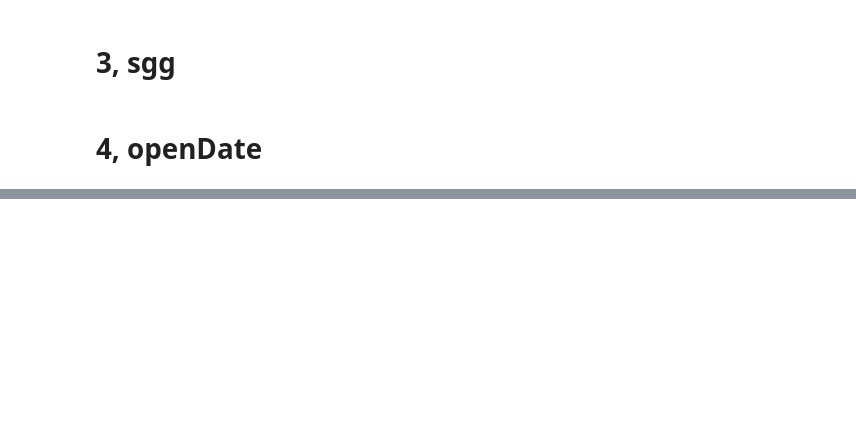
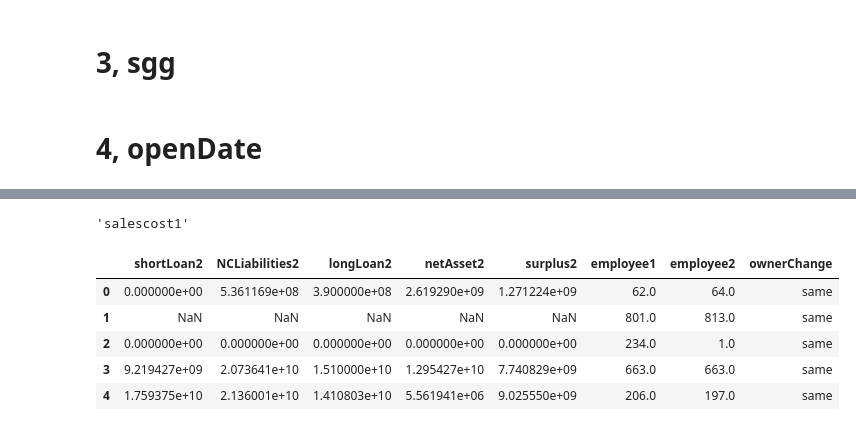
Before and after one commit to gon2gon2/first, a Jupyter notebook: hospital/baseline-Copy1.ipynb, the cells around one changed output, grey strips where cells are left out. Saved outputs shown, nothing was run; the diff lists cells and outputs as text; code cells hidden in the pictures; blank space fills up the shorter version.

```diff
--- a/hospital/baseline-Copy1.ipynb
+++ b/hospital/baseline-Copy1.ipynb
@@ -193,0 +194,4 @@ sum(test['openDate']==None)
+# %%
+train['instkind'] = train['instkind'].astype('str')
+test['instkind'] = test['instkind'].astype('str')
+total['instkind'] = total['instkind'].astype('str')
@@ -193,0 +223,4 @@ sum(test['openDate']==None)
+# %%
+cols[8]
+# %% [output]
+'salescost1'
@@ -193,0 +232,9 @@ sum(test['openDate']==None)
+# %%
+train.iloc[:5,50:]
+# %% [output]
+|  | shortLoan2 | NCLiabilities2 | longLoan2 | netAsset2 | surplus2 | employee1 | employee2 | ownerChange |
+| 0 | 0.000000e+00 | 5.361169e+08 | 3.900000e+08 | 2.619290e+09 | 1.271224e+09 | 62.0 | 64.0 | same |
+| 1 | NaN | NaN | NaN | NaN | NaN | 801.0 | 813.0 | same |
+| 2 | 0.000000e+00 | 0.000000e+00 | 0.000000e+00 | 0.000000e+00 | 0.000000e+00 | 234.0 | 1.0 | same |
+| 3 | 9.219427e+09 | 2.073641e+10 | 1.510000e+10 | 1.295427e+10 | 7.740829e+09 | 663.0 | 663.0 | same |
+| 4 | 1.759375e+10 | 2.136001e+10 | 1.410803e+10 | 5.561941e+06 | 9.025550e+09 | 206.0 | 197.0 | same |
```
Also changed, not shown: parts of 37 cells of this notebook, 3 other files.
